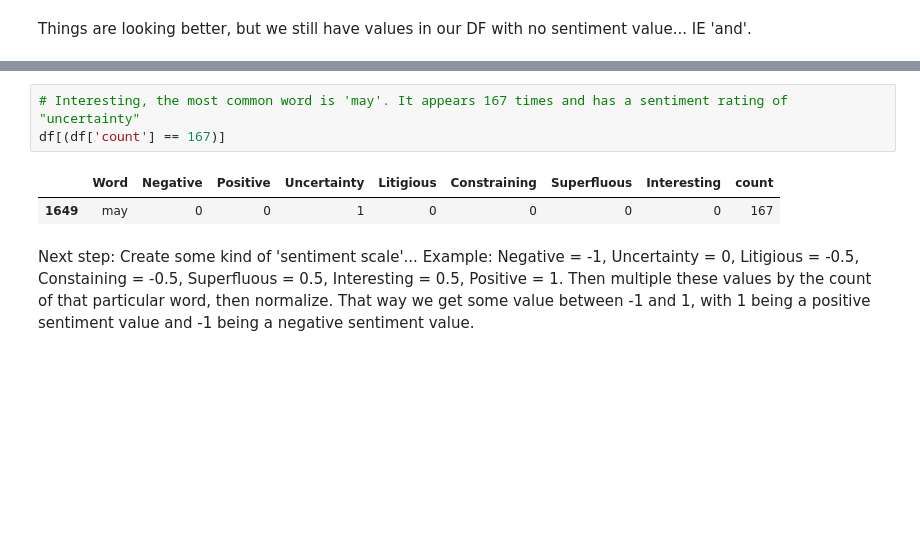
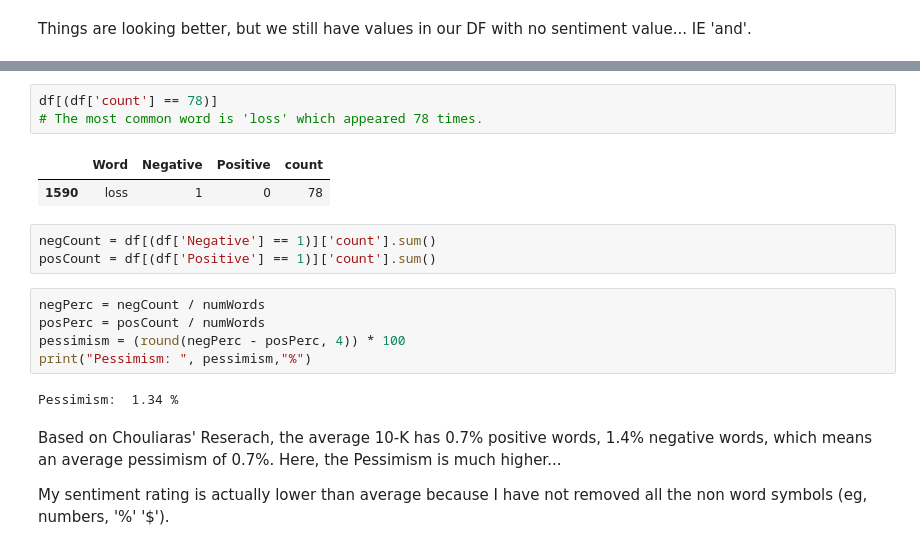
Before and after one commit to jakeschurch/SEC-Swiss-Army-Knife, a Jupyter notebook: NLP Draft 1.ipynb, the cells around one changed output, grey strips where cells are left out. Drawn from its saved outputs; the diff is of its cells as text; blank space fills up the shorter version.

```diff
--- a/NLP Draft 1.ipynb
+++ b/NLP Draft 1.ipynb
@@ -79,8 +86,21 @@ df['count'].max()
-# %%
-# Interesting, the most common word is 'may'. It appears 167 times and has a sentiment rating of "uncertainty"
-df[(df['count'] == 167)]
-# %% [output]
-|  | Word | Negative | Positive | Uncertainty | Litigious | Constraining | Superfluous | Interesting | count |
-| 1649 | may | 0 | 0 | 1 | 0 | 0 | 0 | 0 | 167 |
-# %% [markdown]
-Next step: Create some kind of 'sentiment scale'... Example: Negative = -1, Uncertainty = 0, Litigious = -0.5, Constaining = -0.5, Superfluous = 0.5, Interesting = 0.5, Positive = 1. Then multiple these values by the count of that particular word, then normalize. That way we get some value between -1 and 1, with 1 being a positive sentiment value and -1 being a negative sentiment value.
+# %%
+df[(df['count'] == 78)]
+# The most common word is 'loss' which appeared 78 times.
+# %% [output]
+|  | Word | Negative | Positive | count |
+| 1590 | loss | 1 | 0 | 78 |
+# %%
+negCount = df[(df['Negative'] == 1)]['count'].sum()
+posCount = df[(df['Positive'] == 1)]['count'].sum()
+# %%
+negPerc = negCount / numWords
+posPerc = posCount / numWords
+pessimism = (round(negPerc - posPerc, 4)) * 100
+print("Pessimism: ", pessimism,"%")
+# %% [output]
+Pessimism:  1.34 %
+# %% [markdown]
+Based on Chouliaras' Reserach, the average 10-K has 0.7% positive words, 1.4% negative words, which means an average pessimism of 0.7%.
+Here, the Pessimism is much higher...
+
+My sentiment rating is actually lower than average because I have not removed all the non word symbols (eg, numbers, '%' '$').
```
Also changed, not shown: parts of 12 cells of this notebook.
